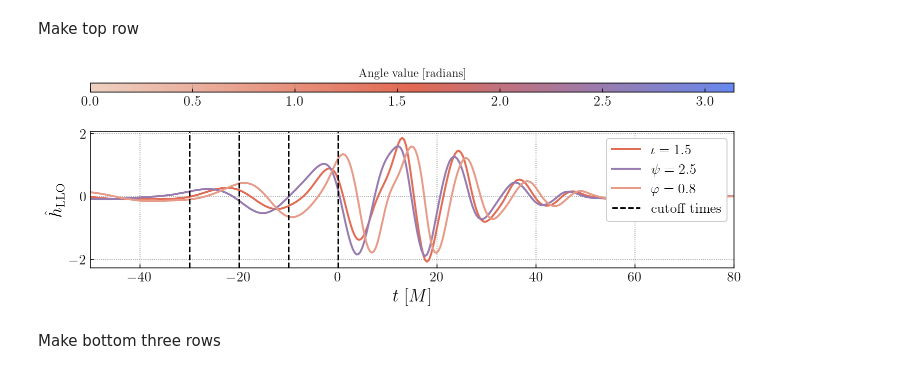
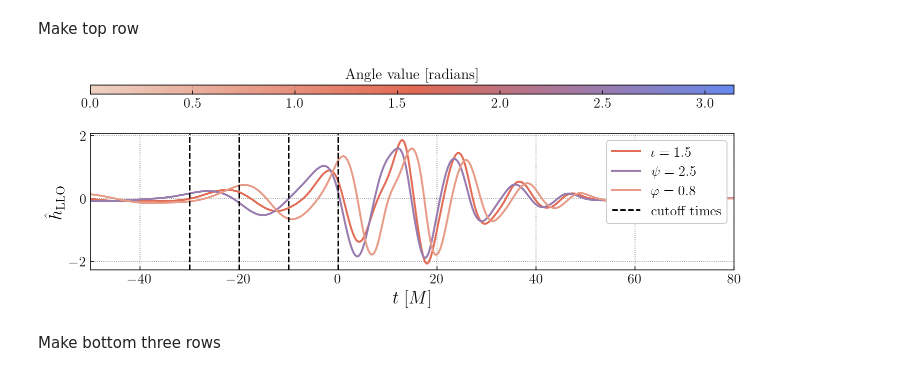
Before and after one commit to simonajmiller/heavy-precessing-bbh-time-domain, a Jupyter notebook: figures/figure_08.ipynb, the cells around one changed output. Cells and saved outputs as stored; diff of their text form; code cells hidden in the pictures.

```diff
--- a/figures/figure_08.ipynb
+++ b/figures/figure_08.ipynb
@@ -90,35 +90,35 @@ for k,c,l in zip(['iota 1.5', 'pol 0.80', 'phase 0.8'],
 
     inj = injection_strain_dict[k]
 
     times = inj['time_dict']['L1'] - maxL_params['L1_time']
     M = maxL_params['mtotal']
     times_M = pf.transform_s_to_M(times, M)
 
     strain_wh = inj['strain_wh']['L1']
 
     plt.plot(times_M, strain_wh, lw=2, color=c, label=l)
 
 for t in cutoff_times_M:
     if t==0:
         plt.axvline(t, color='k', ls='--', label='cutoff times')
     else:
         plt.axvline(t, color='k', ls='--')
 
 plt.legend(loc='upper right', frameon=True, fancybox=True, framealpha=1)
 plt.xlabel(r'$t~[M]$')
 plt.ylabel(r'$\hat h_{\rm LLO}$')
 plt.xlim(-50, 80)
 
 cax = plt.axes((0.125, 1.1, 0.775, 0.05)) #(left, bottom, width, height)
 cnorm = matplotlib.colors.Normalize(vmin=0, vmax=np.pi)
 plt.colorbar(matplotlib.cm.ScalarMappable(norm=cnorm, cmap=cmap), cax=cax, orientation='horizontal')
-cax.set_title('Angle value [radians]')
+cax.set_title('Angle value [radians]', fontsize=15)
 
 plt.savefig('figure_08a.png', dpi=300, bbox_inches='tight')
 
 plt.show()
 # %% [output]
-[figure, old version]
+[figure, new version]
 # %% [markdown]
 Make bottom three rows
 # %%
```
Also changed, not shown: 3 other files.
